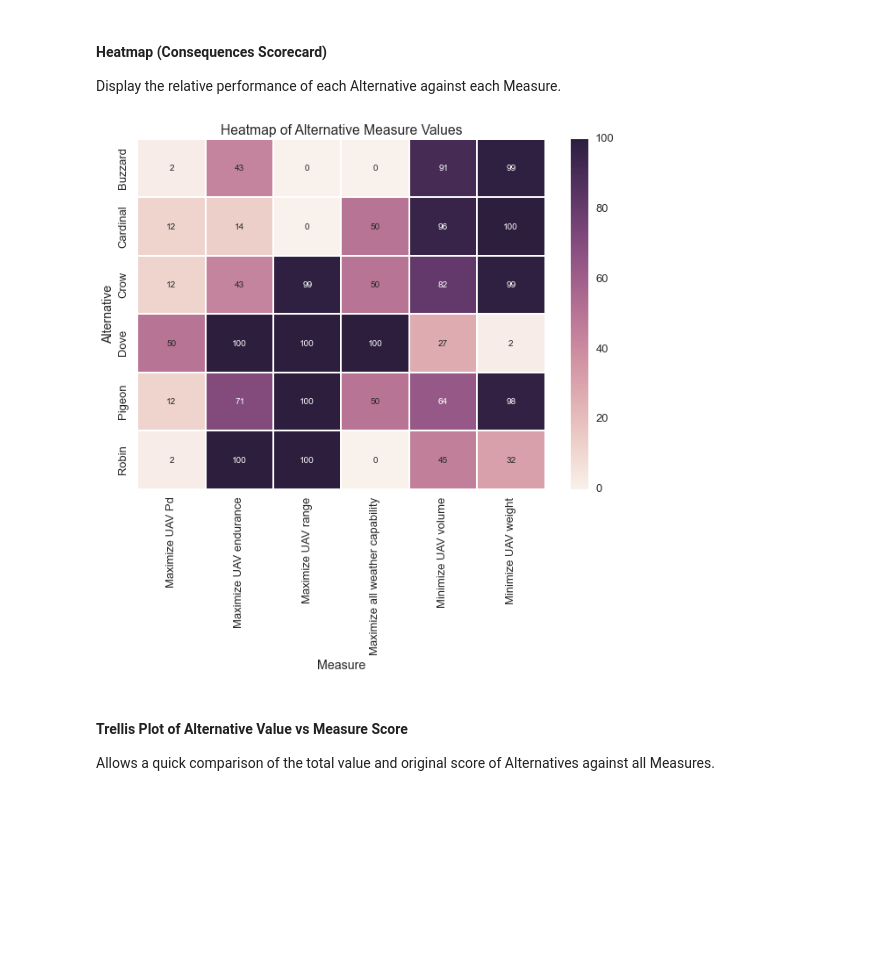
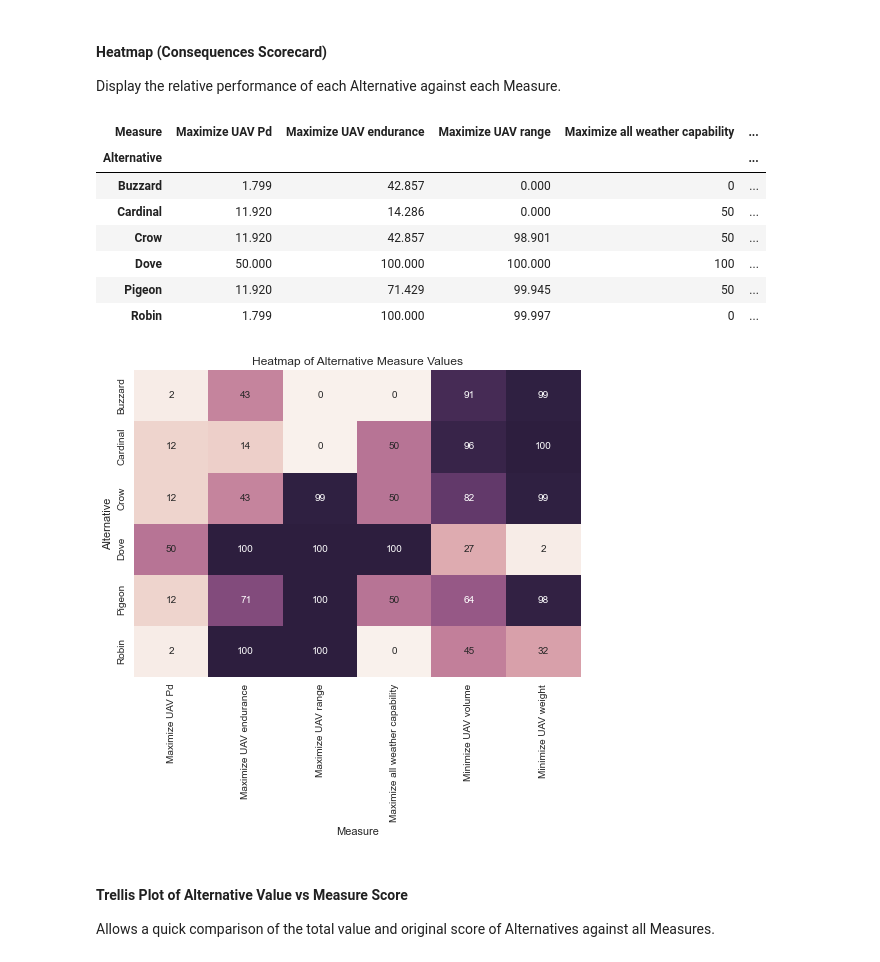
Before and after one commit to gm4/alt-swing, a Jupyter notebook: alt-swing/alt-swing.ipynb, the cells around one changed output. Saved outputs shown, nothing was run; the diff lists cells and outputs as text; code cells hidden in the pictures; blank space fills up the shorter version.

```diff
--- a/alt-swing/alt-swing.ipynb
+++ b/alt-swing/alt-swing.ipynb
@@ -105,7 +111,7 @@ tmpDF = pd.DataFrame(columns=['Measure', 'Score', 'Value'])
 # %%
 # Get the number of unique Measures to plot
 numPlotRows = int(round(np.ceil(len(objDF.index.levels[1].unique()) / numPlotCols), 0))
-fig, axs = plt.subplots(numPlotRows, numPlotCols, figsize = (15, 9))
+fig, axs = plt.subplots(numPlotRows, numPlotCols, figsize = (13, 15))
 
 # Loop through the subplots and objDF indices
 for ax, idx in zip(axs.flat, objDF.index):
@@ -140,14 +146,18 @@ for ax, idx in zip(axs.flat, objDF.index):
     tmpDF.Value = valFunc
 
     plotTitle = str(idx[1])
-#     plt.xlabel('x, (' + str(vals.Units) + ')')
-#     plt.ylabel("V(x)")
+
     tmpDF.plot(ax=ax, x = 'Score', y = 'Value', title = plotTitle, legend = False)
+    plt.subplots_adjust(hspace = 0.7)
 
-    plt.subplots_adjust(hspace = 0.5)
+
+for ax in axs.flat[axs.size - 1:len(objDF.index) - 1:-1]:
+    ax.set_visible(False)
 
 
 plt.suptitle('Value Functions', fontsize = 16)
 plt.savefig('./html_report/images/value-functions.png', bbox_inches='tight')
+plt.savefig('./html_report/images/value-functions.pdf', bbox_inches='tight')
+
 plt.show()
 # %% [output]
@@ -206,6 +219,11 @@ for item, val in altDF.iterrows():
     else:
         print 'The "',funcFamily, '" value function family is not yet implemented.'
 
+    if score > 100.0:
+        score = 100.0
+    elif score < 0.0:
+        score = 0.0
+
     print 'Value against this measure is ', score
     altDF.loc[(idxString[0], idxString[1], idxString[2]),'Consequence'] = np.round(float(score), 3)
 # %% [output]
@@ -237,8 +273,8 @@ objDF.loc[:,'Swing'] = np.NaN
 # %%
 for idx, val in objDF.iterrows():
     try:
-        objMin = min(altDF.loc[(idx[0], idx[1]),'Score'])
-        objMax = max(altDF.loc[(idx[0], idx[1]),'Score'])
+        objMin = min(altDF.loc[(idx[0], idx[1]),'Consequence'])
+        objMax = max(altDF.loc[(idx[0], idx[1]),'Consequence'])
     except:
         print "\nNo Score found for ", idx
         objMin = np.NaN
@@ -326,9 +401,21 @@ heat_rect = heatDF.pivot('Alternative', 'Measure', 'Consequence')
+# %%
+heat_rect
+# %% [output]
+| Measure | Maximize UAV Pd | Maximize UAV endurance | Maximize UAV range | Maximize all weather capability | ... |
+| Alternative |  |  |  |  | ... |
+| Buzzard | 1.799 | 42.857 | 0.000 | 0 | ... |
+| Cardinal | 11.920 | 14.286 | 0.000 | 50 | ... |
+| Crow | 11.920 | 42.857 | 98.901 | 50 | ... |
+| Dove | 50.000 | 100.000 | 100.000 | 100 | ... |
+| Pigeon | 11.920 | 71.429 | 99.945 | 50 | ... |
+| Robin | 1.799 | 100.000 | 99.997 | 0 | ... |
 # %%
-sns.heatmap(np.round(heat_rect, 0), annot=True, fmt='g')
+sns.heatmap(np.round(heat_rect.dropna('columns'), 0), annot=True, fmt='g', cbar=False)
 plt.title("Heatmap of Alternative Measure Values")
-plt.savefig('./html_report/images/heatmap.png', bbox_inches='tight')
+plt.savefig('./html_report/images/value-scorecard.png', bbox_inches='tight')
+plt.savefig('./html_report/images/value-scorecard.pdf', bbox_inches='tight')
 # %% [output]
-[figure, old version]
+[figure, new version]
 # %% [markdown]
 #### Trellis Plot of Alternative Value vs Measure Score
 
```
Also changed, not shown: parts of 28 cells of this notebook, 13 other files.
